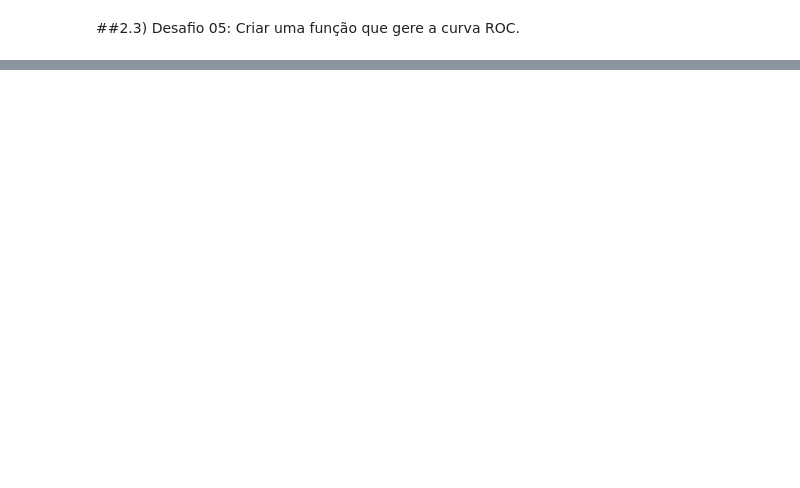
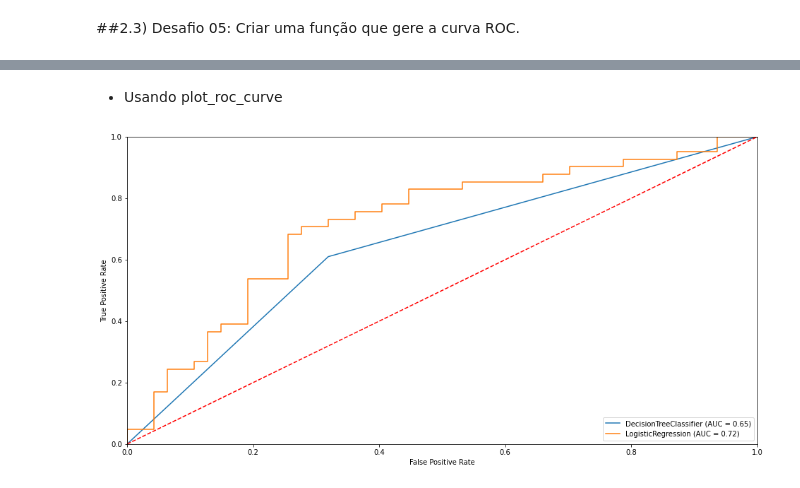
Before and after one commit to HenriqueCCdA/bootCampAluraDataScience, a Jupyter notebook: modulo5/desafios/Aula1_desafio.ipynb, the cells around one changed output, grey strips where cells are left out. Cells and saved outputs as stored; diff of their text form; code cells hidden in the pictures; blank space fills up the shorter version.

```diff
--- a/modulo5/desafios/Aula1_desafio.ipynb
+++ b/modulo5/desafios/Aula1_desafio.ipynb
@@ -141,0 +170,16 @@ print(accuracy_score(y_test, predicao_arvore))
+# %% [markdown]
+* Usando plot_roc_curve
+# %%
+from sklearn.metrics import plot_roc_curve
+
+fig, ax = plt.subplots(figsize=(16,8))
+
+plot_roc_curve(modelo_arvore, x_test, y_test, ax = ax)
+plot_roc_curve(modelo_lg, x_test, y_test, ax = ax)
+ax.plot([0, 1], [0, 1], color = "red", ls ='--')
+
+ax.set_xlim(0, 1)
+ax.set_ylim(0, 1)
+plt.show()
+# %% [output]
+[figure, added]
```
Also changed, not shown: parts of 8 cells of this notebook.
